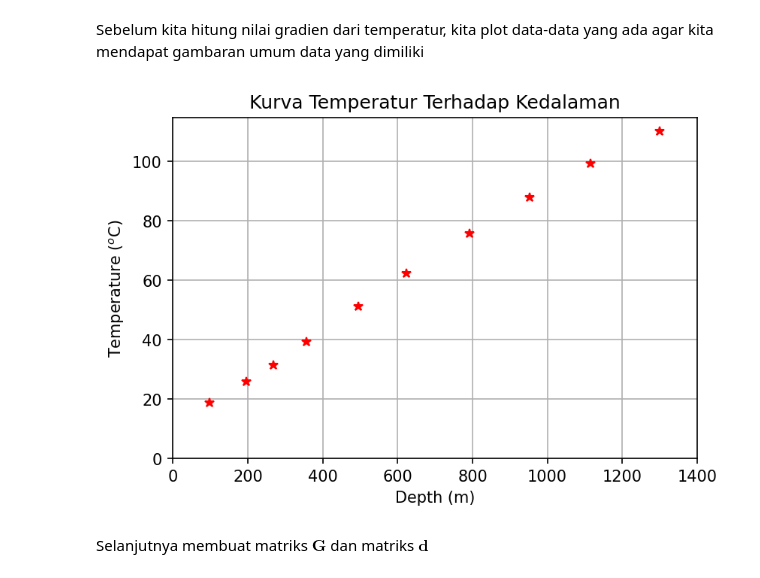
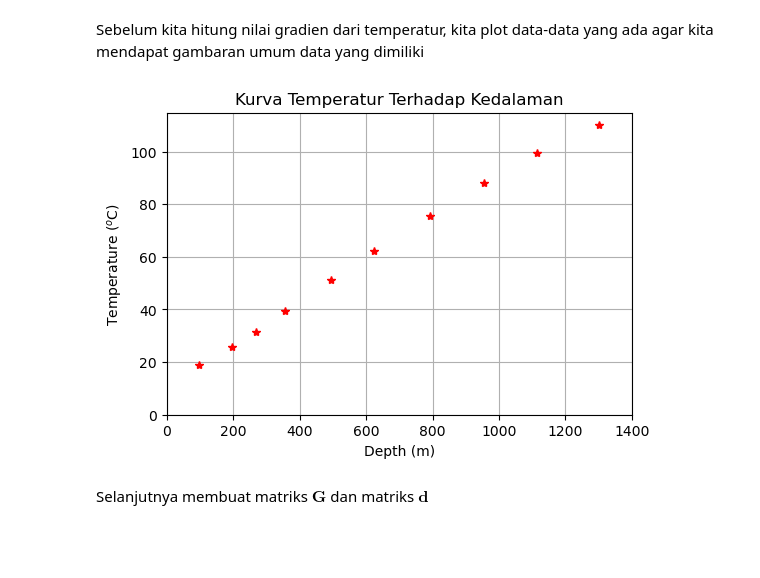
Before and after one commit to SuanandaYogi/Python_Tutorial, a Jupyter notebook: Sesi 1 - Pengenalan Python untuk Ilmu Geofisika.ipynb, the cells around one changed output. Drawn from its saved outputs; the diff is of its cells as text; code cells hidden in the pictures; blank space fills up the shorter version.

```diff
--- a/Sesi 1 - Pengenalan Python untuk Ilmu Geofisika.ipynb
+++ b/Sesi 1 - Pengenalan Python untuk Ilmu Geofisika.ipynb
@@ -208,20 +207,20 @@ depth = np.array([98.1, 195.7, 267.2, 355.6, 495.5, 624.2, 792.1, 953.2, 1115.1,
 # %% [markdown]
 Sebelum kita hitung nilai gradien dari temperatur, kita plot data-data yang ada agar kita mendapat gambaran umum data yang dimiliki
 # %%
-plt.figure(dpi=150) #dpi besar memberbesar dan meningkatkan kualitas gambar (normal 95)
+plt.figure(dpi=100) #dpi besar memberbesar dan meningkatkan kualitas gambar (normal 95)
 plt.plot(depth,Temperature,'r*') #plot dengan tanda bintang
 
 #tambahan perintah
 plt.xlabel('Depth (m)') #menambah label pada sumbu x
 plt.ylabel('Temperature ($^{o}$C)') #menambah label pada sumbu y
 plt.title('Kurva Temperatur Terhadap Kedalaman') #menambah judul pada gambar
 plt.xlim(0,1400) #memberi batasan rentang yang ditampilkan pada sumbu x dari 0 m hingga 1400 m
 plt.ylim(0,) #memberi batasan rentang yang ditampilkan pada sumbu y dari 0 C hingga maksimum
 plt.grid() #menambah grid pada gambar
 
 plt.show()
 # %% [output]
-[figure, old version]
+[figure, new version]
 # %% [markdown]
 Selanjutnya membuat matriks $\mathbf{G}$ dan matriks $\mathbf{d}$
 # %%
```
Also changed, not shown: parts of 10 cells of this notebook, 1 other file.
